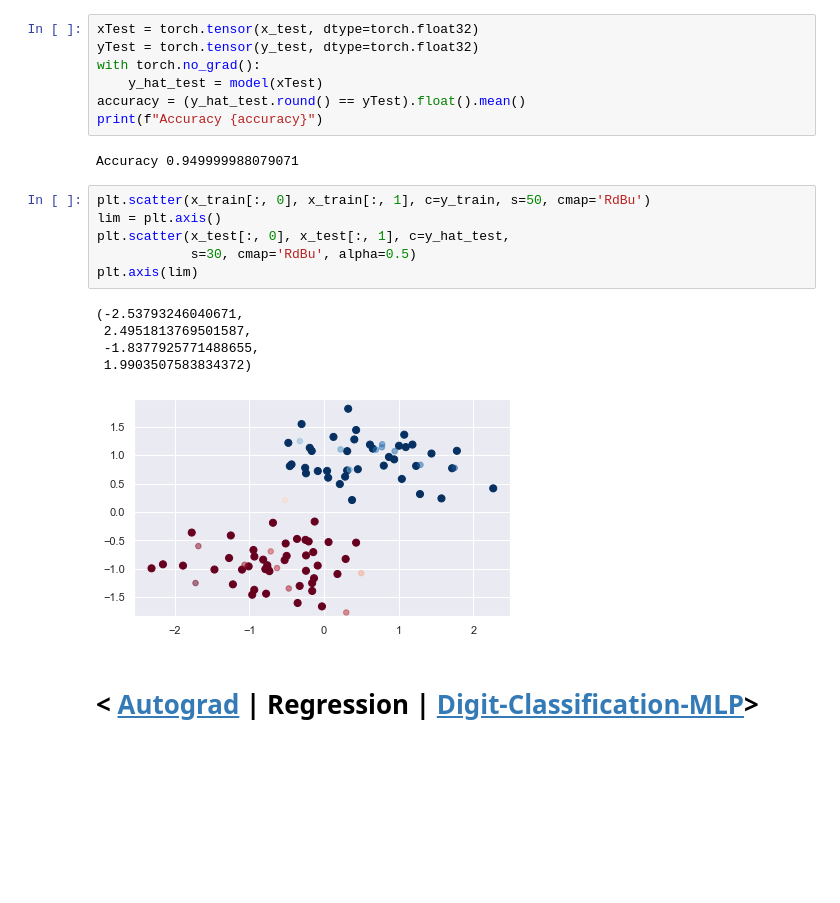
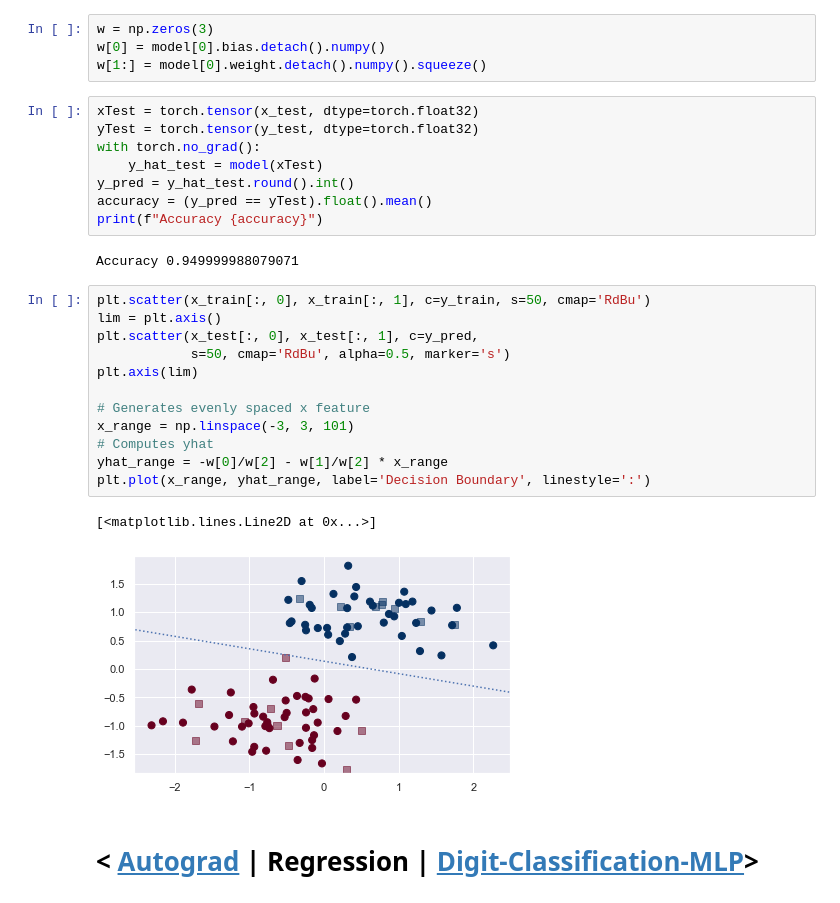
Before and after one commit to mamintoosi-cs/pytorch-workshop, a Jupyter notebook: 3_2_Regression_Logistc_Reg.ipynb, the cells around one changed output. Drawn from its saved outputs; the diff is of its cells as text; blank space fills up the shorter version.

Commit message:
Edit LogReg, Add Decision Boundary

```diff
--- a/3_2_Regression_Logistc_Reg.ipynb
+++ b/3_2_Regression_Logistc_Reg.ipynb
@@ -169,27 +180,35 @@ for epoch in range(num_epochs):
     loss.backward()  # backward propagation: calculate gradients
     optimizer.step()  # update the weights
     optimizer.zero_grad()  # clear out the gradients from the last step loss.backward()
+# %%
+w = np.zeros(3)
+w[0] = model[0].bias.detach().numpy()
+w[1:] = model[0].weight.detach().numpy().squeeze()
 # %%
 xTest = torch.tensor(x_test, dtype=torch.float32)
 yTest = torch.tensor(y_test, dtype=torch.float32)
 with torch.no_grad():
     y_hat_test = model(xTest)
-accuracy = (y_hat_test.round() == yTest).float().mean()
+y_pred = y_hat_test.round().int()
+accuracy = (y_pred == yTest).float().mean()
 print(f"Accuracy {accuracy}")
 # %% [output]
 Accuracy 0.949999988079071
 # %%
 plt.scatter(x_train[:, 0], x_train[:, 1], c=y_train, s=50, cmap='RdBu')
 lim = plt.axis()
-plt.scatter(x_test[:, 0], x_test[:, 1], c=y_hat_test,
-            s=30, cmap='RdBu', alpha=0.5)
+plt.scatter(x_test[:, 0], x_test[:, 1], c=y_pred,
+            s=50, cmap='RdBu', alpha=0.5, marker='s')
 plt.axis(lim)
+
+# Generates evenly spaced x feature
+x_range = np.linspace(-3, 3, 101)
+# Computes yhat
+yhat_range = -w[0]/w[2] - w[1]/w[2] * x_range
+plt.plot(x_range, yhat_range, label='Decision Boundary', linestyle=':')
 # %% [output]
-(-2.53793246040671,
- 2.4951813769501587,
- -1.8377925771488655,
- 1.9903507583834372)
+[<matplotlib.lines.Line2D at 0x...>]
-[figure, old version]
+[figure, new version]
 # %% [markdown]
 <!--NAVIGATION-->
 # < [Autograd](2_Autograd.ipynb) | Regression | [Digit-Classification-MLP](4_MLP_Digit_Classification.ipynb)>
```
Also changed, not shown: parts of 3 cells of this notebook.
